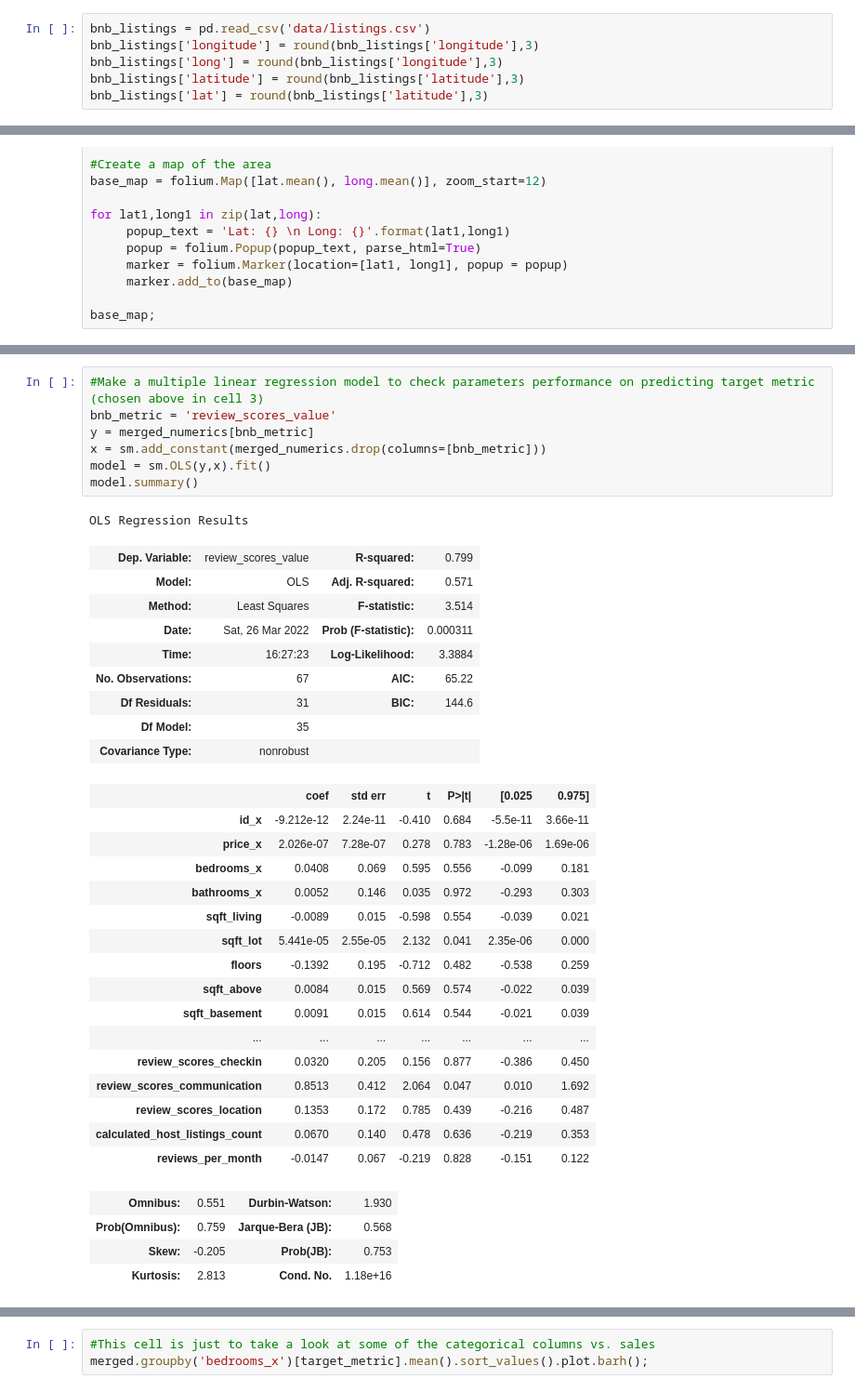
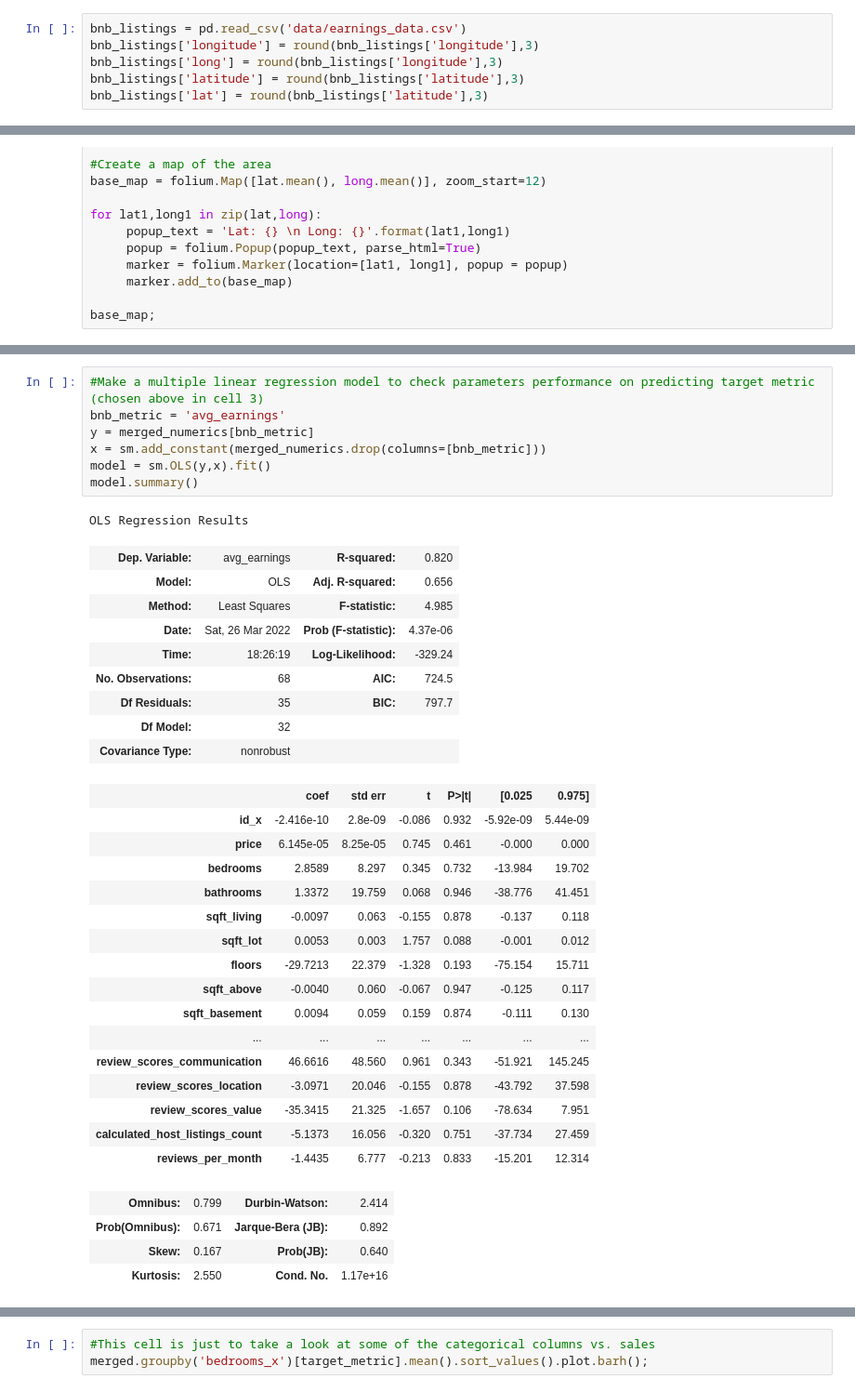
Before and after one commit to DanlBradley/AirBNB-Profit-Predictor, a Jupyter notebook: student.ipynb, the cells around one changed output, grey strips where cells are left out. Shown at 93% size. Saved outputs shown, nothing was run; the diff lists cells and outputs as text.

Commit message:
added earnings_data.csv and imported into student.ipynb

```diff
--- a/student.ipynb
+++ b/student.ipynb
@@ -112,7 +113,7 @@ df_numerics.loc[df_numerics['lat'] == 47.6036]
 - Determine a predictive model for homes doing well in airbnb vs. the housing data
 - Then make inferences about what to look for in a home when buying as an AirBNB investment
 # %%
-bnb_listings = pd.read_csv('data/listings.csv')
+bnb_listings = pd.read_csv('data/earnings_data.csv')
 bnb_listings['longitude'] = round(bnb_listings['longitude'],3)
 bnb_listings['long'] = round(bnb_listings['longitude'],3)
 bnb_listings['latitude'] = round(bnb_listings['latitude'],3)
@@ -147,40 +148,40 @@ merged_numerics.shape
 # %%
 #Make a multiple linear regression model to check parameters performance on predicting target metric (chosen above in cell 3)
-bnb_metric = 'review_scores_value'
+bnb_metric = 'avg_earnings'
 y = merged_numerics[bnb_metric]
 x = sm.add_constant(merged_numerics.drop(columns=[bnb_metric]))
 model = sm.OLS(y,x).fit()
 model.summary()
 # %% [output]
 OLS Regression Results
-| Dep. Variable: | review_scores_value | R-squared: | 0.799 |
-| Model: | OLS | Adj. R-squared: | 0.571 |
-| Method: | Least Squares | F-statistic: | 3.514 |
-| Date: | Sat, 26 Mar 2022 | Prob (F-statistic): | 0.000311 |
-| Time: | 16:27:23 | Log-Likelihood: | 3.3884 |
-| No. Observations: | 67 | AIC: | 65.22 |
-| Df Residuals: | 31 | BIC: | 144.6 |
-| Df Model: | 35 |  |  |
+| Dep. Variable: | avg_earnings | R-squared: | 0.820 |
+| Model: | OLS | Adj. R-squared: | 0.656 |
+| Method: | Least Squares | F-statistic: | 4.985 |
+| Date: | Sat, 26 Mar 2022 | Prob (F-statistic): | 4.37e-06 |
+| Time: | 18:26:19 | Log-Likelihood: | -329.24 |
+| No. Observations: | 68 | AIC: | 724.5 |
+| Df Residuals: | 35 | BIC: | 797.7 |
+| Df Model: | 32 |  |  |
 | Covariance Type: | nonrobust |  |  |
 |  | coef | std err | t | P>|t| | [0.025 | 0.975] |
-| id_x | -9.212e-12 | 2.24e-11 | -0.410 | 0.684 | -5.5e-11 | 3.66e-11 |
-| price_x | 2.026e-07 | 7.28e-07 | 0.278 | 0.783 | -1.28e-06 | 1.69e-06 |
-| bedrooms_x | 0.0408 | 0.069 | 0.595 | 0.556 | -0.099 | 0.181 |
-| bathrooms_x | 0.0052 | 0.146 | 0.035 | 0.972 | -0.293 | 0.303 |
-| sqft_living | -0.0089 | 0.015 | -0.598 | 0.554 | -0.039 | 0.021 |
-| sqft_lot | 5.441e-05 | 2.55e-05 | 2.132 | 0.041 | 2.35e-06 | 0.000 |
-| floors | -0.1392 | 0.195 | -0.712 | 0.482 | -0.538 | 0.259 |
-| sqft_above | 0.0084 | 0.015 | 0.569 | 0.574 | -0.022 | 0.039 |
-| sqft_basement | 0.0091 | 0.015 | 0.614 | 0.544 | -0.021 | 0.039 |
+| id_x | -2.416e-10 | 2.8e-09 | -0.086 | 0.932 | -5.92e-09 | 5.44e-09 |
+| price | 6.145e-05 | 8.25e-05 | 0.745 | 0.461 | -0.000 | 0.000 |
+| bedrooms | 2.8589 | 8.297 | 0.345 | 0.732 | -13.984 | 19.702 |
+| bathrooms | 1.3372 | 19.759 | 0.068 | 0.946 | -38.776 | 41.451 |
+| sqft_living | -0.0097 | 0.063 | -0.155 | 0.878 | -0.137 | 0.118 |
+| sqft_lot | 0.0053 | 0.003 | 1.757 | 0.088 | -0.001 | 0.012 |
+| floors | -29.7213 | 22.379 | -1.328 | 0.193 | -75.154 | 15.711 |
+| sqft_above | -0.0040 | 0.060 | -0.067 | 0.947 | -0.125 | 0.117 |
+| sqft_basement | 0.0094 | 0.059 | 0.159 | 0.874 | -0.111 | 0.130 |
 | ... | ... | ... | ... | ... | ... | ... |
-| review_scores_checkin | 0.0320 | 0.205 | 0.156 | 0.877 | -0.386 | 0.450 |
-| review_scores_communication | 0.8513 | 0.412 | 2.064 | 0.047 | 0.010 | 1.692 |
-| review_scores_location | 0.1353 | 0.172 | 0.785 | 0.439 | -0.216 | 0.487 |
-| calculated_host_listings_count | 0.0670 | 0.140 | 0.478 | 0.636 | -0.219 | 0.353 |
-| reviews_per_month | -0.0147 | 0.067 | -0.219 | 0.828 | -0.151 | 0.122 |
+| review_scores_communication | 46.6616 | 48.560 | 0.961 | 0.343 | -51.921 | 145.245 |
+| review_scores_location | -3.0971 | 20.046 | -0.155 | 0.878 | -43.792 | 37.598 |
+| review_scores_value | -35.3415 | 21.325 | -1.657 | 0.106 | -78.634 | 7.951 |
+| calculated_host_listings_count | -5.1373 | 16.056 | -0.320 | 0.751 | -37.734 | 27.459 |
+| reviews_per_month | -1.4435 | 6.777 | -0.213 | 0.833 | -15.201 | 12.314 |
-| Omnibus: | 0.551 | Durbin-Watson: | 1.930 |
-| Prob(Omnibus): | 0.759 | Jarque-Bera (JB): | 0.568 |
-| Skew: | -0.205 | Prob(JB): | 0.753 |
-| Kurtosis: | 2.813 | Cond. No. | 1.18e+16 |
+| Omnibus: | 0.799 | Durbin-Watson: | 2.414 |
+| Prob(Omnibus): | 0.671 | Jarque-Bera (JB): | 0.892 |
+| Skew: | 0.167 | Prob(JB): | 0.640 |
+| Kurtosis: | 2.550 | Cond. No. | 1.17e+16 |
 Notes:
 [1] Standard Errors assume that the covariance matrix of the errors is correctly specified.
```
Also changed, not shown: parts of 7 cells of this notebook, 1 other file.
